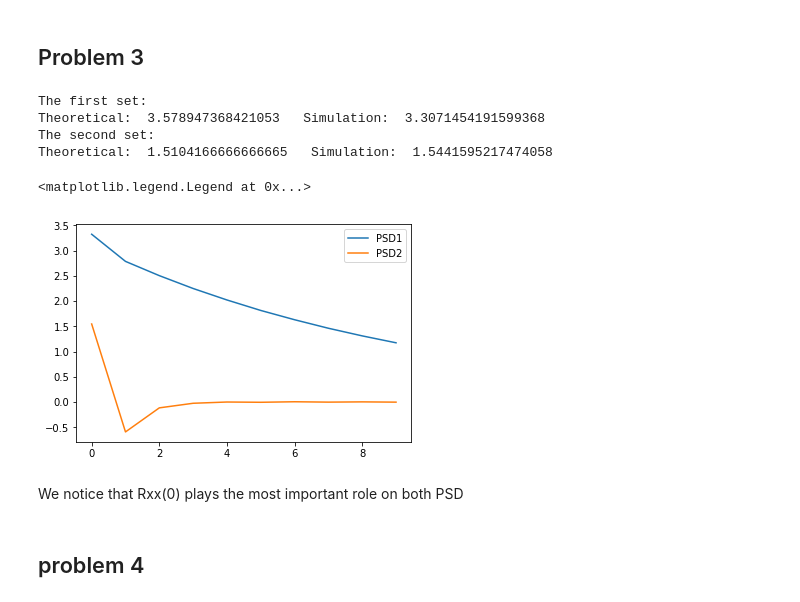
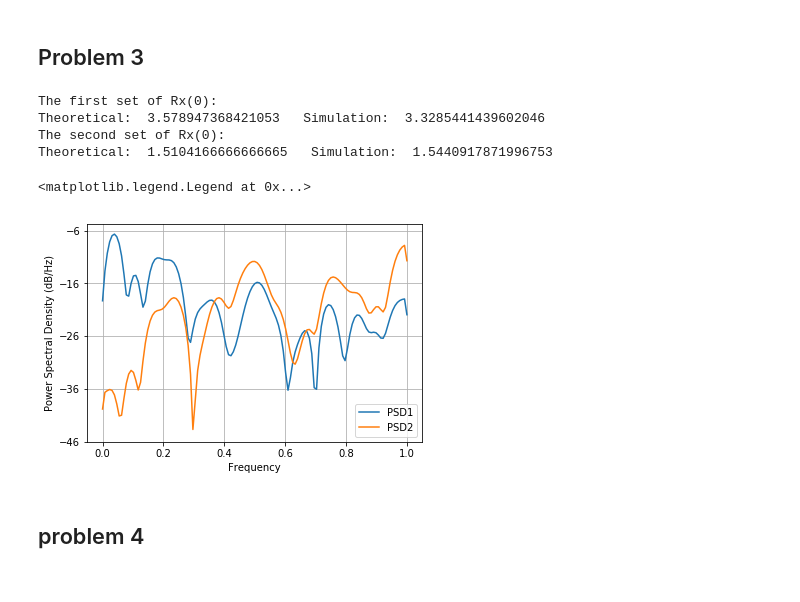
Before and after one commit to SuperWhw/ECE581-Project, a Jupyter notebook: Project4.ipynb, the cells around one changed output. Drawn from its saved outputs; the diff is of its cells as text; code cells hidden in the pictures.

```diff
--- a/Project4.ipynb
+++ b/Project4.ipynb
@@ -123,42 +123,12 @@ for i in range(N):
     res1[i] = res1[i]/M
     res2[i] = res2[i]/M
 # %%
-print("The first set: ")
+print("The first set of Rx(0): ")
 print("Theoretical: ", 1+(a-b)*(a-b)/(1-a*a), "  Simulation: ", np.mean(res1))
-print("The second set: ")
+print("The second set of Rx(0): ")
 print("Theoretical: ", 1+(a-b)*(a-b)/(1-b*b), "  Simulation: ", np.mean(res2))
 # %% [output]
-The first set:
-Theoretical:  3.578947368421053   Simulation:  3.3071454191599368
-The second set:
-Theoretical:  1.5104166666666665   Simulation:  1.5441595217474058
+The first set of Rx(0):
+Theoretical:  3.578947368421053   Simulation:  3.3285441439602046
+The second set of Rx(0):
+Theoretical:  1.5104166666666665   Simulation:  1.5440917871996753
-# %%
-a = 0.9
-b = 0.2
-M = 10000
-N = 50
-R1 = [0]*10
-R2 = [0]*10
-for _ in range(M):
-    U = np.random.normal(0, 1, 50)
-    X1 = []
-    X2 = []
-    X1.append(b * np.random.normal(0, np.sqrt((a-b)*(a-b)/(1-a*a)), 1) + U[0])
-    X2.append(a * np.random.normal(0, np.sqrt((a-b)*(a-b)/(1-a*a)), 1) + U[0])
-    for n in range(1,N):
-        X1.append(a * X1[n-1] + U[n] - b * U[n-1])
-        X2.append(b * X2[n-1] + U[n] - a * U[n-1])
-    for k in range(10):
-        tmp1 = tmp2 = 0
-        count = 0
-        i = 0
-        while i+k < N:
-            tmp1 += X1[i]*X1[i+k]
-            tmp2 += X2[i]*X2[i+k]
-            count += 1
-            i+=1
-        R1[k] += tmp1/count
-        R2[k] += tmp2/count
-
-R1 = [R1[i]/M for i in range(10)]
-R2 = [R2[i]/M for i in range(10)]
@@ -168,12 +135,10 @@ S2 = fft(R2)
 # %%
-plt.plot(S1,label = "PSD1")
-plt.plot(S2,label = "PSD2")
+plt.psd(X1,label = "PSD1")
+plt.psd(X2,label = "PSD2")
 plt.legend()
 # %% [output]
 <matplotlib.legend.Legend at 0x...>
-[figure, old version]
+[figure, new version]
-# %% [markdown]
-We notice that Rxx(0) plays the most important role on both PSD
 # %% [markdown]
 ## problem 4
 # %%
```
Also changed, not shown: parts of 1 cell of this notebook.
